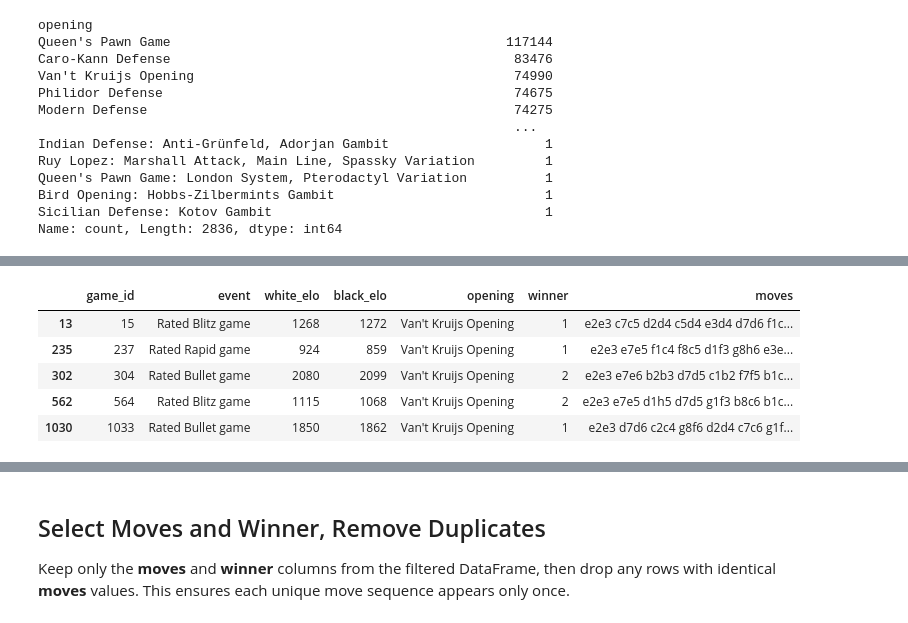
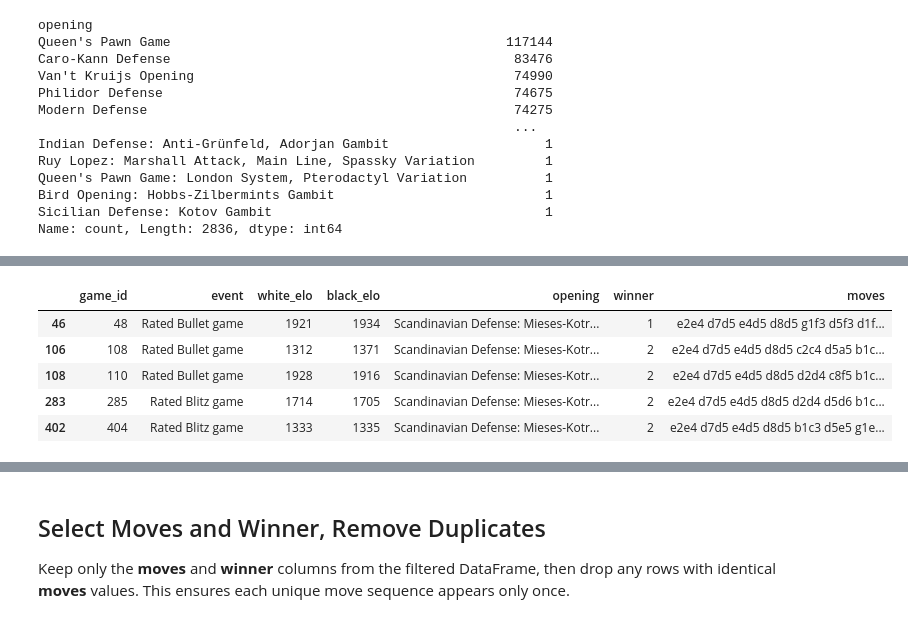
Before and after one commit to croco22/chess, a Jupyter notebook: filter_dataset.ipynb, the cells around one changed output, grey strips where cells are left out. Cells and saved outputs as stored; diff of their text form; code cells hidden in the pictures.

Commit message:
Test w/ new opening

```diff
--- a/filter_dataset.ipynb
+++ b/filter_dataset.ipynb
@@ -63,13 +113,13 @@ Name: count, Length: 2836, dtype: int64
 # %%
-df_filtered = df_events[df_events["opening"] == "Van't Kruijs Opening"]
+df_filtered = df_events[df_events["opening"] == "Scandinavian Defense: Mieses-Kotroc Variation"]
 df_filtered.head()
 # %% [output]
 |  | game_id | event | white_elo | black_elo | opening | winner | moves |
-| 13 | 15 | Rated Blitz game | 1268 | 1272 | Van't Kruijs Opening | 1 | e2e3 c7c5 d2d4 c5d4 e3d4 d7d6 f1c... |
-| 235 | 237 | Rated Rapid game | 924 | 859 | Van't Kruijs Opening | 1 | e2e3 e7e5 f1c4 f8c5 d1f3 g8h6 e3e... |
-| 302 | 304 | Rated Bullet game | 2080 | 2099 | Van't Kruijs Opening | 2 | e2e3 e7e6 b2b3 d7d5 c1b2 f7f5 b1c... |
-| 562 | 564 | Rated Blitz game | 1115 | 1068 | Van't Kruijs Opening | 2 | e2e3 e7e5 d1h5 d7d5 g1f3 b8c6 b1c... |
-| 1030 | 1033 | Rated Bullet game | 1850 | 1862 | Van't Kruijs Opening | 1 | e2e3 d7d6 c2c4 g8f6 d2d4 c7c6 g1f... |
+| 46 | 48 | Rated Bullet game | 1921 | 1934 | Scandinavian Defense: Mieses-Kotr... | 1 | e2e4 d7d5 e4d5 d8d5 g1f3 d5f3 d1f... |
+| 106 | 108 | Rated Bullet game | 1312 | 1371 | Scandinavian Defense: Mieses-Kotr... | 2 | e2e4 d7d5 e4d5 d8d5 c2c4 d5a5 b1c... |
+| 108 | 110 | Rated Bullet game | 1928 | 1916 | Scandinavian Defense: Mieses-Kotr... | 2 | e2e4 d7d5 e4d5 d8d5 d2d4 c8f5 b1c... |
+| 283 | 285 | Rated Blitz game | 1714 | 1705 | Scandinavian Defense: Mieses-Kotr... | 2 | e2e4 d7d5 e4d5 d8d5 d2d4 d5d6 b1c... |
+| 402 | 404 | Rated Blitz game | 1333 | 1335 | Scandinavian Defense: Mieses-Kotr... | 2 | e2e4 d7d5 e4d5 d8d5 b1c3 d5e5 g1e... |
 # %%
 print(f"Dataset initially contained {len(df)} entries.")
 print(f"After filtering, {len(df_filtered)} entries remain.")
```
Also changed, not shown: parts of 7 cells of this notebook, 4 other files.
